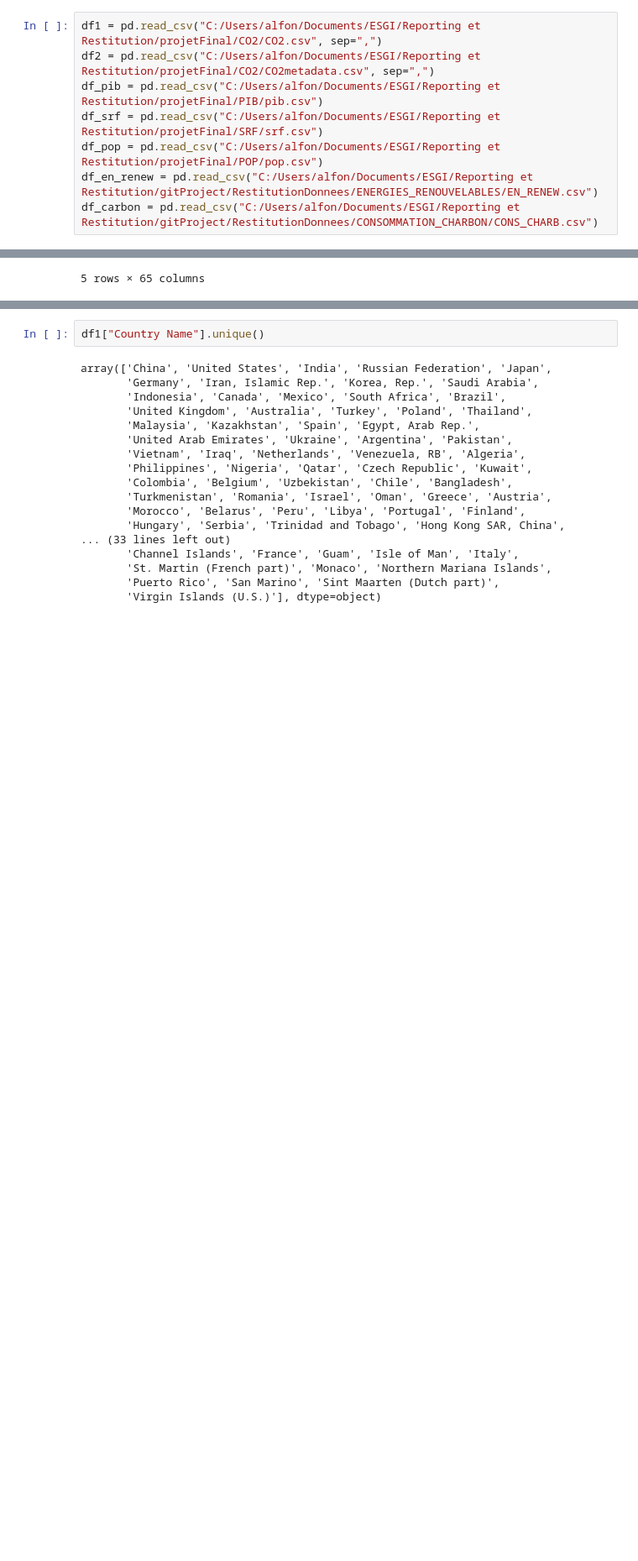
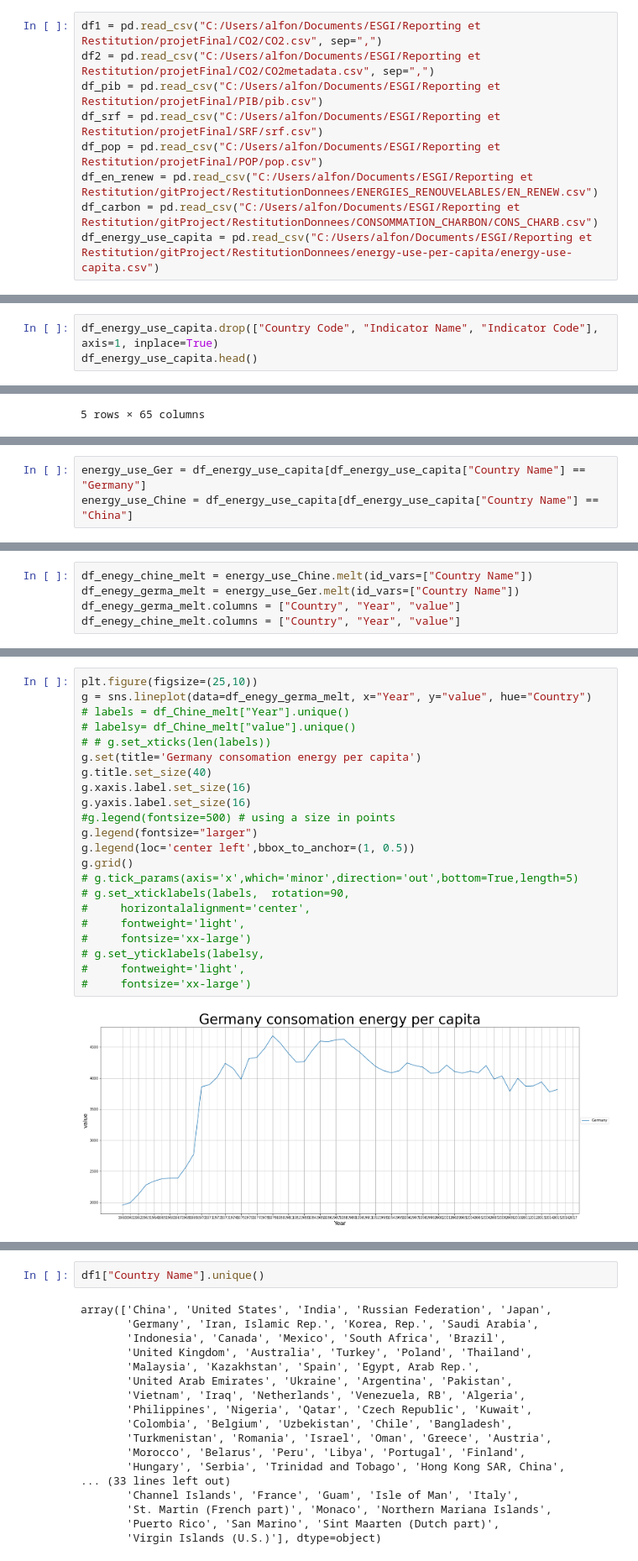
Before and after one commit to alfonsotis/RestitutionDonnees, a Jupyter notebook: FInalProject_ALFO.ipynb, the cells around one changed output, grey strips where cells are left out. Shown at 84% size. Cells and saved outputs as stored; diff of their text form; blank space fills up the shorter version.

```diff
--- a/FInalProject_ALFO.ipynb
+++ b/FInalProject_ALFO.ipynb
@@ -20,5 +20,6 @@ df_srf = pd.read_csv("C:/Users/alfon/Documents/ESGI/Reporting et Restitution/pro
 df_pop = pd.read_csv("C:/Users/alfon/Documents/ESGI/Reporting et Restitution/projetFinal/POP/pop.csv")
 df_en_renew = pd.read_csv("C:/Users/alfon/Documents/ESGI/Reporting et Restitution/gitProject/RestitutionDonnees/ENERGIES_RENOUVELABLES/EN_RENEW.csv")
 df_carbon = pd.read_csv("C:/Users/alfon/Documents/ESGI/Reporting et Restitution/gitProject/RestitutionDonnees/CONSOMMATION_CHARBON/CONS_CHARB.csv")
+df_energy_use_capita = pd.read_csv("C:/Users/alfon/Documents/ESGI/Reporting et Restitution/gitProject/RestitutionDonnees/energy-use-per-capita/energy-use-capita.csv")
 # %% [markdown]
 ## Le dataset CO2.csv contenait des agrégations tels que "word", "pays ocde", etc,  qui ont été supprimés du fichier pour ne pas considérer des doublons
@@ -34,0 +36,3 @@ df_carbon.head()
+# %%
+df_energy_use_capita.drop(["Country Code", "Indicator Name", "Indicator Code"], axis=1, inplace=True)
+df_energy_use_capita.head()
@@ -269,0 +71,3 @@ No handles with labels found to put in legend.
+# %%
+energy_use_Ger = df_energy_use_capita[df_energy_use_capita["Country Name"] == "Germany"]
+energy_use_Chine = df_energy_use_capita[df_energy_use_capita["Country Name"] == "China"]
@@ -269,0 +86,5 @@ No handles with labels found to put in legend.
+# %%
+df_enegy_chine_melt = energy_use_Chine.melt(id_vars=["Country Name"])
+df_enegy_germa_melt = energy_use_Ger.melt(id_vars=["Country Name"])
+df_enegy_germa_melt.columns = ["Country", "Year", "value"]
+df_enegy_chine_melt.columns = ["Country", "Year", "value"]
@@ -269,0 +108,24 @@ No handles with labels found to put in legend.
+# %%
+plt.figure(figsize=(25,10))
+g = sns.lineplot(data=df_enegy_germa_melt, x="Year", y="value", hue="Country")
+# labels = df_Chine_melt["Year"].unique()
+# labelsy= df_Chine_melt["value"].unique()
+# # g.set_xticks(len(labels))
+g.set(title='Germany consomation energy per capita')
+g.title.set_size(40)
+g.xaxis.label.set_size(16)
+g.yaxis.label.set_size(16)
+#g.legend(fontsize=500) # using a size in points
+g.legend(fontsize="larger")
+g.legend(loc='center left',bbox_to_anchor=(1, 0.5))
+g.grid()
+# g.tick_params(axis='x',which='minor',direction='out',bottom=True,length=5)
+# g.set_xticklabels(labels,  rotation=90,
+#     horizontalalignment='center',
+#     fontweight='light',
+#     fontsize='xx-large')
+# g.set_yticklabels(labelsy,
+#     fontweight='light',
+#     fontsize='xx-large')
+# %% [output]
+[figure, added]
```
Also changed, not shown: parts of 45 cells of this notebook, 13 other files.
